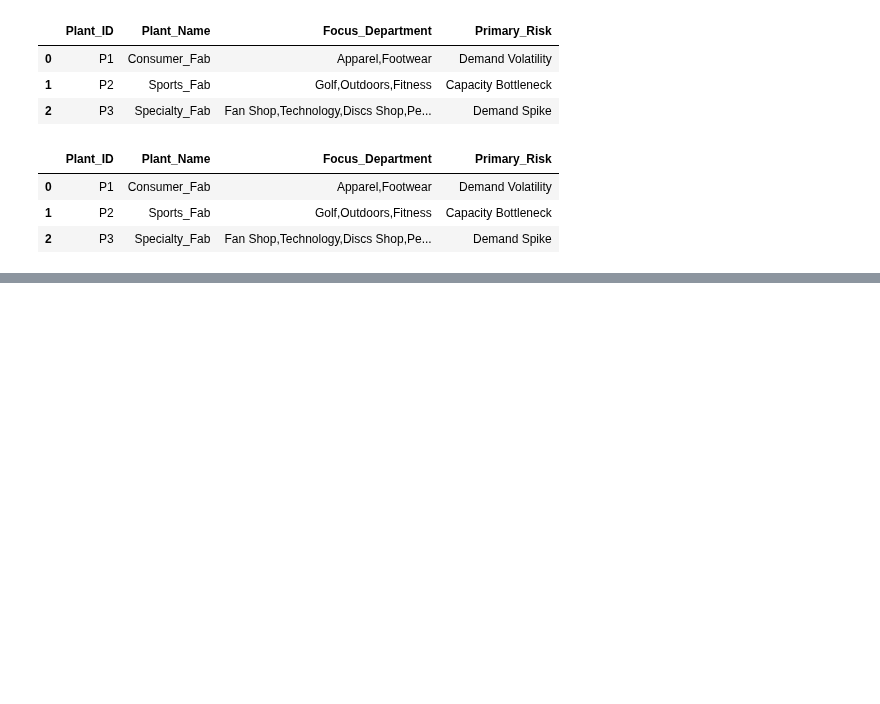
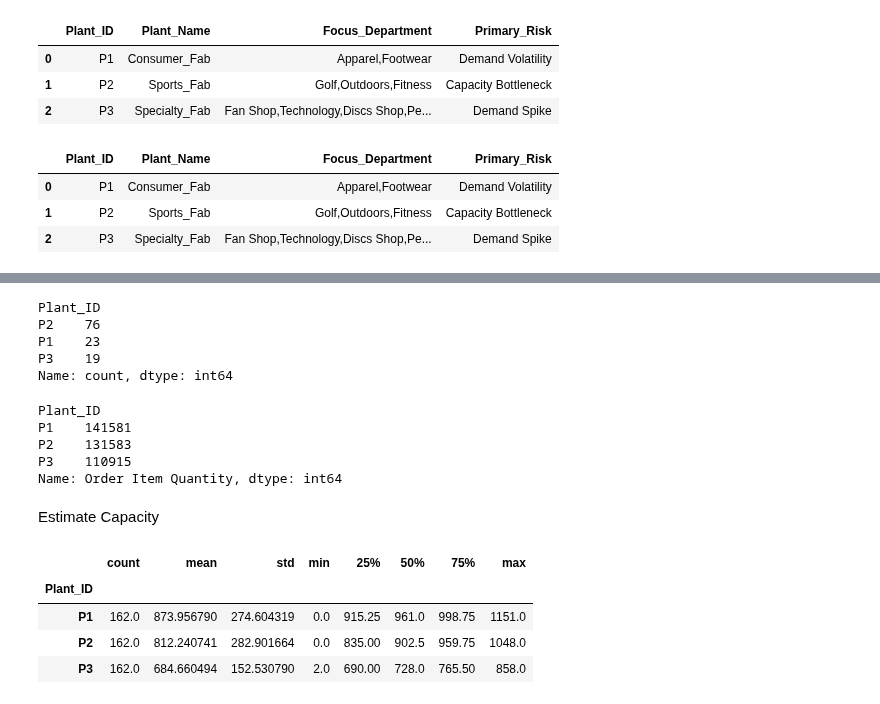
Before and after one commit to rsm-chl307/SupplyChain_Control_Tower_DataCo, a Jupyter notebook: notebooks/01_data_assessment.ipynb, the cells around one changed output, grey strips where cells are left out. Drawn from its saved outputs; the diff is of its cells as text; code cells hidden in the pictures; blank space fills up the shorter version.

Commit message:
capacity model

```diff
--- a/notebooks/01_data_assessment.ipynb
+++ b/notebooks/01_data_assessment.ipynb
@@ -240,0 +262,16 @@ Name: Order Item Quantity, dtype: int64
+# %%
+product_plant_mapping = (
+    dim_product[
+        [
+            "Product Card Id",
+            "Product Name",
+            "Department Name"
+        ]
+    ]
+    .copy()
+)
+# %%
+product_plant_mapping["Plant_ID"] = (
+    product_plant_mapping["Department Name"]
+    .map(department_to_plant)
+)
@@ -240,0 +294,63 @@ Name: Order Item Quantity, dtype: int64
+# %%
+product_plant_mapping["Plant_ID"].value_counts()
+# %% [output]
+Plant_ID
+P2    76
+P1    23
+P3    19
+Name: count, dtype: int64
+# %%
+plant_demand = (
+    df.merge(
+        product_plant_mapping[
+            ["Product Card Id", "Plant_ID"]
+        ],
+        on="Product Card Id",
+        how="left"
+    )
+    .groupby("Plant_ID")
+    ["Order Item Quantity"]
+    .sum()
+    .sort_values(ascending=False)
+)
+
+plant_demand
+# %% [output]
+Plant_ID
+P1    141581
+P2    131583
+P3    110915
+Name: Order Item Quantity, dtype: int64
+# %% [markdown]
+Estimate Capacity
+# %%
+weekly_plant_demand = (
+    df.merge(
+        product_plant_mapping[
+            ["Product Card Id", "Plant_ID"]
+        ],
+        on="Product Card Id",
+        how="left"
+    )
+    .assign(
+        Order_Date=pd.to_datetime(
+            df["order date (DateOrders)"]
+        )
+    )
+    .set_index("Order_Date")
+    .groupby("Plant_ID")
+    ["Order Item Quantity"]
+    .resample("W")
+    .sum()
+    .reset_index()
+)
+# %%
+weekly_plant_demand.groupby("Plant_ID")[
+    "Order Item Quantity"
+].describe()
+# %% [output]
+|  | count | mean | std | min | 25% | 50% | 75% | max |
+| Plant_ID |  |  |  |  |  |  |  |  |
+| P1 | 162.0 | 873.956790 | 274.604319 | 0.0 | 915.25 | 961.0 | 998.75 | 1151.0 |
+| P2 | 162.0 | 812.240741 | 282.901664 | 0.0 | 835.00 | 902.5 | 959.75 | 1048.0 |
+| P3 | 162.0 | 684.660494 | 152.530790 | 2.0 | 690.00 | 728.0 | 765.50 | 858.0 |
```
Also changed, not shown: parts of 11 cells of this notebook, 2 other files.
